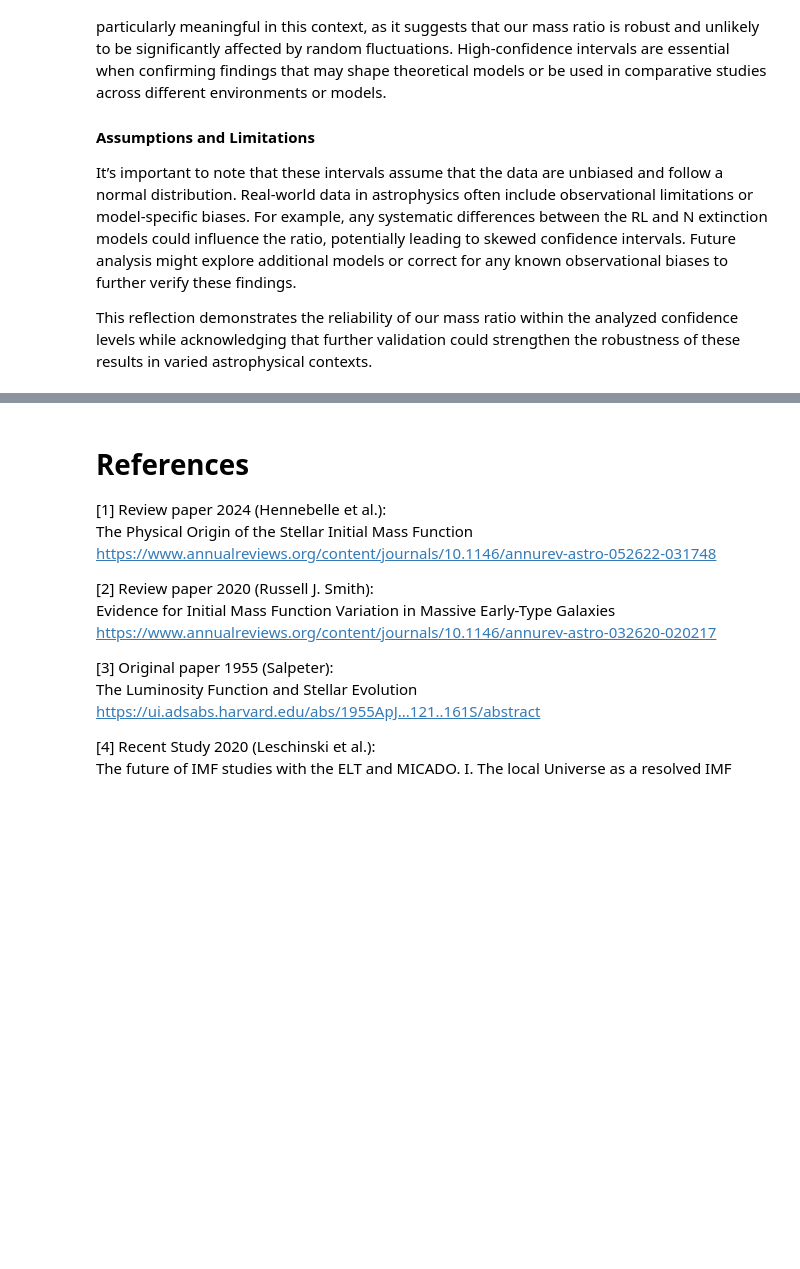
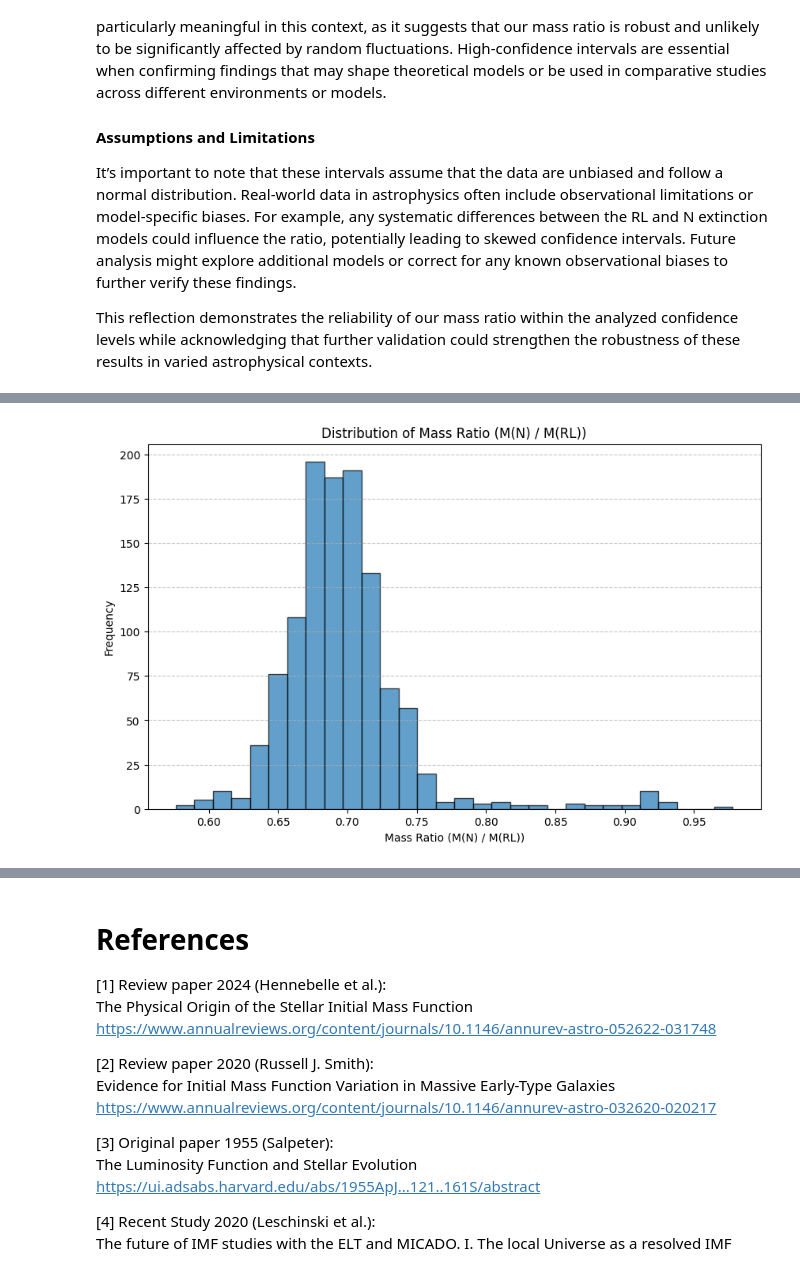
Before and after one commit to laxm7/sta_project, a Jupyter notebook: imf_chiara_felix_laxman.ipynb, the cells around one changed output, grey strips where cells are left out. Drawn from its saved outputs; the diff is of its cells as text; code cells hidden in the pictures; blank space fills up the shorter version.

```diff
--- a/imf_chiara_felix_laxman.ipynb
+++ b/imf_chiara_felix_laxman.ipynb
@@ -345,0 +361,21 @@ This reflection demonstrates the reliability of our mass ratio within the analyz
+# %%
+import numpy as np
+import matplotlib.pyplot as plt
+from scipy.stats import norm
+
+# Filter data for present mass columns (M(RL) and M(N))
+mass_data = data[["M(RL)", "M(N)"]].replace([-99, -999], [None, None]).dropna()
+
+# Calculate mass ratio X = M(RL) / M(N)
+mass_data["Mass_Ratio"] = mass_data["M(N)"] / mass_data["M(RL)"]
+
+# Plot the distribution of the mass ratio
+plt.figure(figsize=(10, 6))
+plt.hist(mass_data["Mass_Ratio"], bins=30, edgecolor='k', alpha=0.7)
+plt.title("Distribution of Mass Ratio (M(N) / M(RL))")
+plt.xlabel("Mass Ratio (M(N) / M(RL))")
+plt.ylabel("Frequency")
+plt.grid(axis="y", linestyle="--", alpha=0.7)
+plt.show()
+# %% [output]
+[figure, added]
```
Also changed, not shown: parts of 6 cells of this notebook.
